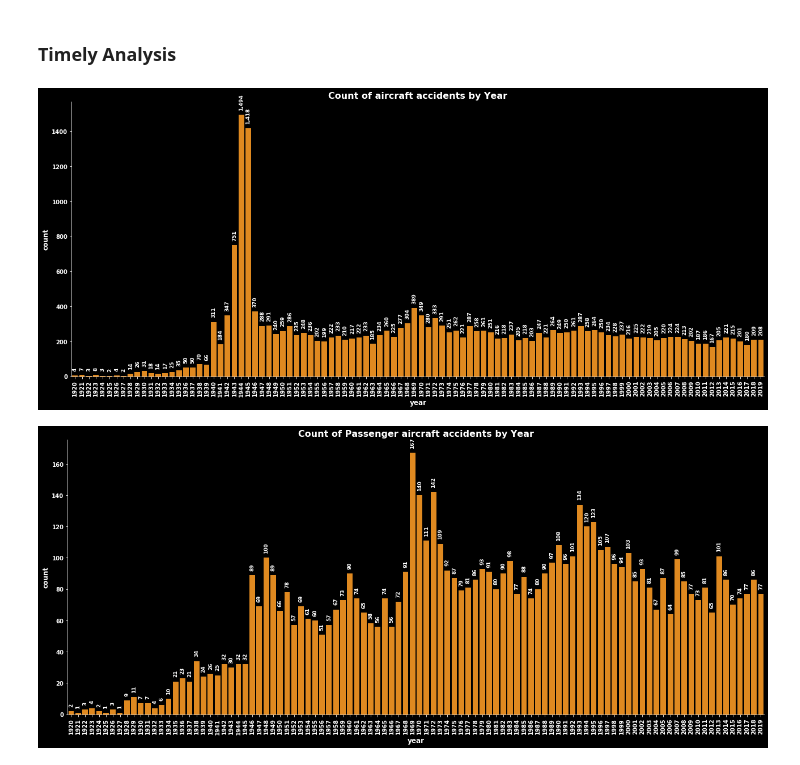
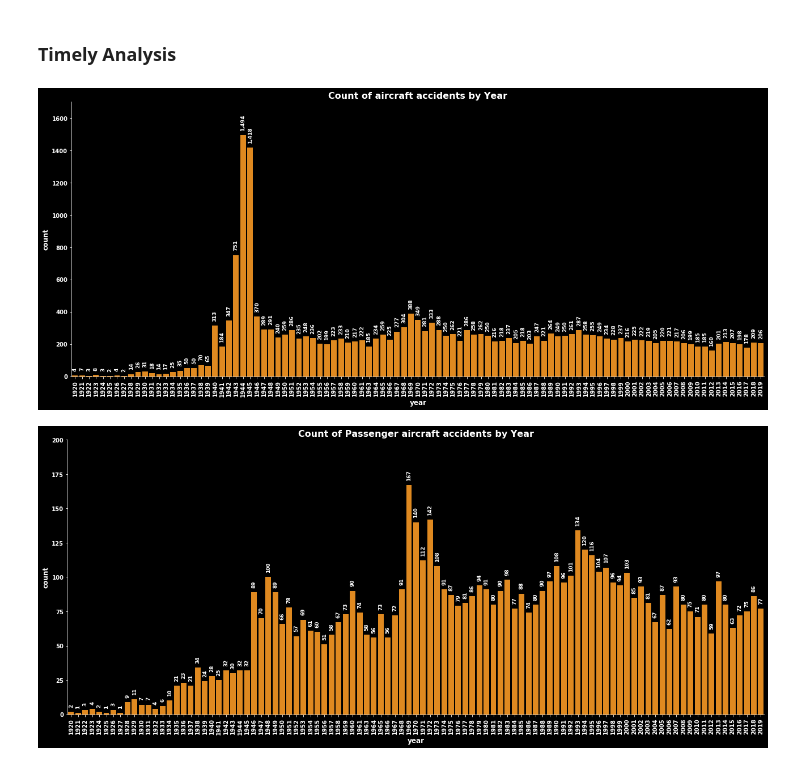
Before and after one commit to razmikmelikbekyan/AircraftAccidentsAnalysis, a Jupyter notebook: accidents_analysis/AccidentsAnalysis.ipynb, the cells around one changed output. Cells and saved outputs as stored; diff of their text form; code cells hidden in the pictures.

```diff
--- a/accidents_analysis/AccidentsAnalysis.ipynb
+++ b/accidents_analysis/AccidentsAnalysis.ipynb
@@ -201,4 +173,5 @@ Name: year, dtype: int64
 # %%
+df['year'] = df['year'].astype(int)
 df['decade'] = (df['year'] // 10 * 10).apply(lambda x: f'{x}s')
 # %%
 df['decade'].value_counts()
@@ -255,5 +228,3 @@ df['aircraft_age_range'].value_counts()
 Name: aircraft_age_range, dtype: int64
 # %% [markdown]
 ###### total_airframe_hrs
-# %%
-df['total_airframe_hrs'] = df['total_airframe_hrs'].apply(lambda x: x if isinstance(x, float) else np.nan)
@@ -264,7 +250,5 @@ df['aircraft_damage'].replace({'Missing': 'Unknown'}, inplace = True)
 # %% [markdown]
 ###### phase
-# %%
-df['phase'].replace({'()': 'Unknown', '(CMB)': 'Unknown'}, inplace = True)
 # %%
 df['phase'].value_counts()
 # %% [output]
@@ -282,8 +265,6 @@ Unknown                      15
 Name: phase, dtype: int64
 # %% [markdown]
 ###### country
-# %%
-df['country'].replace({'Unknown country': 'Unknown', '': 'Unknown'}, inplace = True)
 # %%
 df['country'].value_counts()
 # %% [output]
@@ -348,16 +329,18 @@ plot_countplot(
     'year',
     hue_column=None,
     figsize=(18, 8),
-    title='Count of aircraft accidents by Year'
+    title='Count of aircraft accidents by Year',
+    ylims=(0, 1700)
 )
 # %% [output]
-[figure, old version]
+[figure, new version]
 # %%
 plot_countplot(
     df[df['nature_group'] == 'Passenger'],
     'year',
     figsize=(18, 8),
-    title='Count of Passenger aircraft accidents by Year'
+    title='Count of Passenger aircraft accidents by Year',
+    ylims=(0, 200)
 )
 # %% [output]
-[figure, old version]
+[figure, new version]
```
Also changed, not shown: parts of 31 cells of this notebook, 6 other files.
